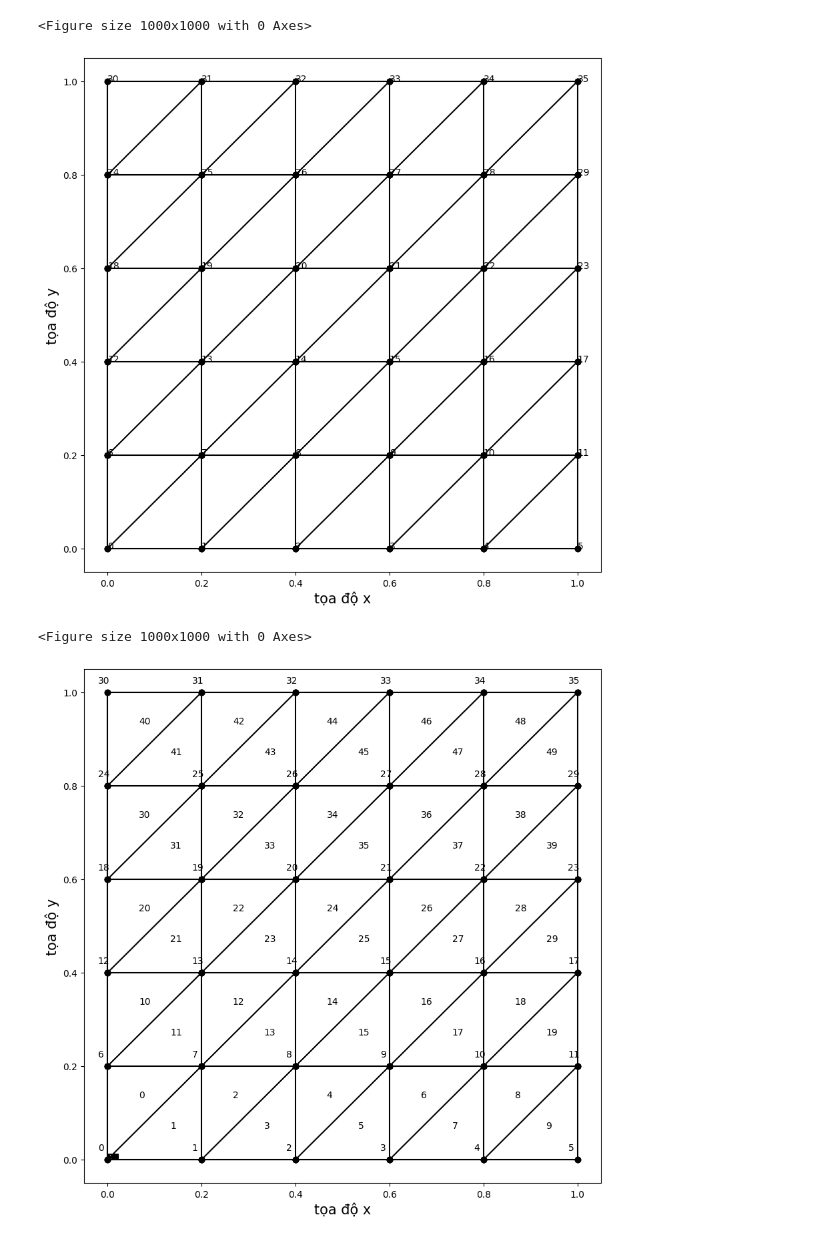
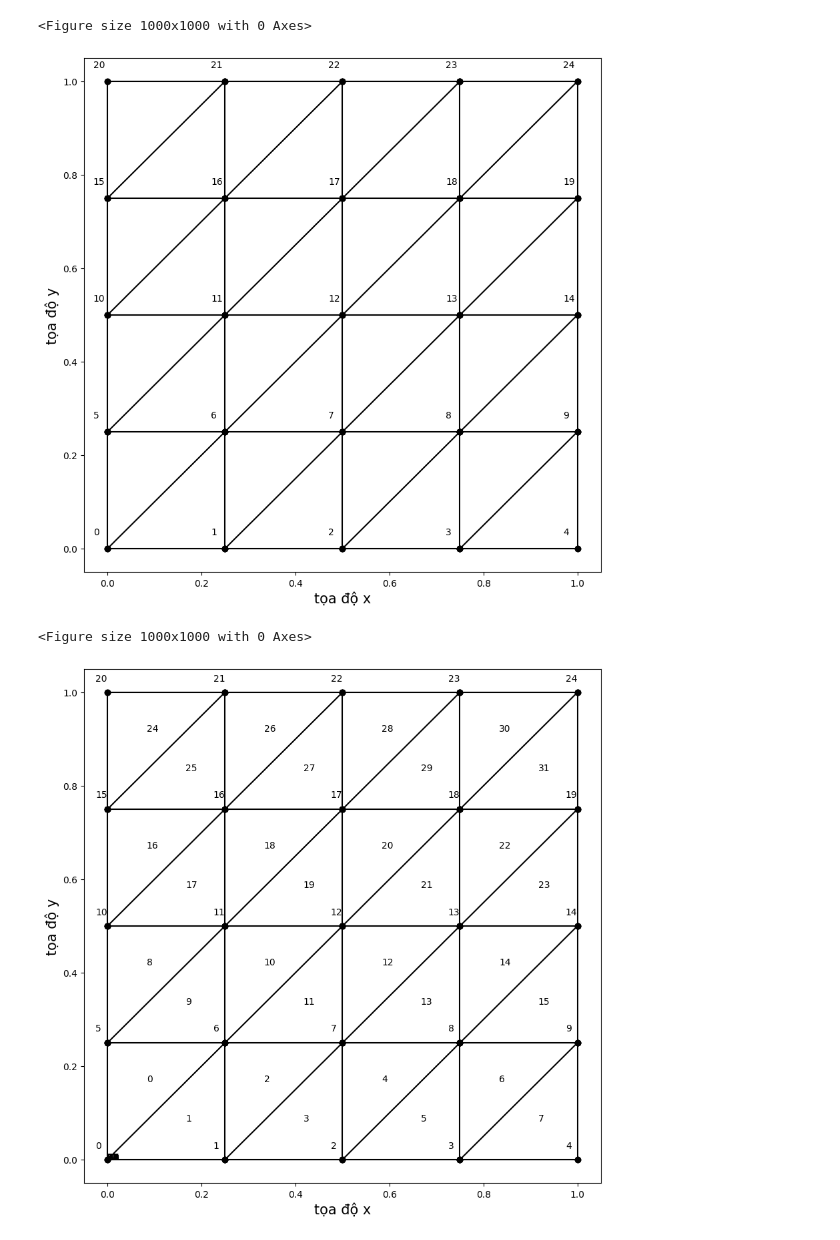
Before and after one commit to anthule123/1.finite-element-method, a Jupyter notebook: draw1b.ipynb, the cells around one changed output. Saved outputs shown, nothing was run; the diff lists cells and outputs as text; code cells hidden in the pictures.

```diff
--- a/draw1b.ipynb
+++ b/draw1b.ipynb
@@ -10,7 +10,7 @@ plt.rcdefaults()
 
 plt.rcParams.update({'axes.facecolor':'white'})
 # %%
-N= 5
+N= 4
 [a,b,c,d] = [0,1,0,1]
 di = (b-a)/N
 dj = (d-c)/N
@@ -27,24 +27,24 @@ def draw(x1,y1,x2,y2):
 # %%
 so_nut = (N+1)**2
 S = max(N,10)
 plt.figure(figsize=(S,S*(d-c)/(b-a)))
 fig = plt.figure(figsize = (S,S*(d-c)/(b-a)))
 ax = fig.add_subplot()
 
 for i in range(0,so_nut):
     if(i%(N+1) != N):
         draw(nut[i][0],nut[i][1],nut[i+1][0],nut[i+1][1])
     if(i<N*(N+1)):
         draw(nut[i][0],nut[i][1],nut[i+N+1][0],nut[i+N+1][1])
     if(i%(N+1) !=N  and i<N*(N+1)):
         draw(nut[i][0],nut[i][1],nut[i+N+2][0],nut[i+N+2][1])
-    ax.annotate(i,(nut[i][0],nut[i][1]))
+    ax.annotate(i,xy = (nut[i][0],nut[i][1]), xytext =(nut[i][0]-0.03,nut[i][1]+0.03) )
 ax.set_xlabel('tọa độ x', fontsize = 15)
 ax.set_ylabel('tọa độ y',fontsize = 15)
 plt.show()
 # %% [output]
 <Figure size 1000x1000 with 0 Axes>
-[figure, old version]
+[figure, new version]
 # %%
 
 so_tam_giac = N*N*4
@@ -85,4 +85,4 @@ for i in range(0,so_tam_giac):
 plt.show()
 # %% [output]
 <Figure size 1000x1000 with 0 Axes>
-[figure, old version]
+[figure, new version]
```
Also changed, not shown: 24 other files.
